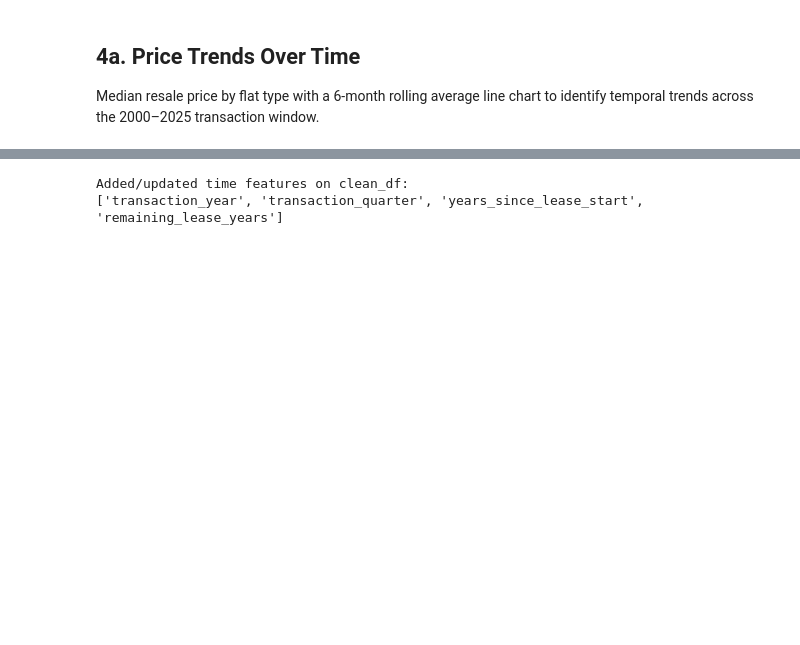
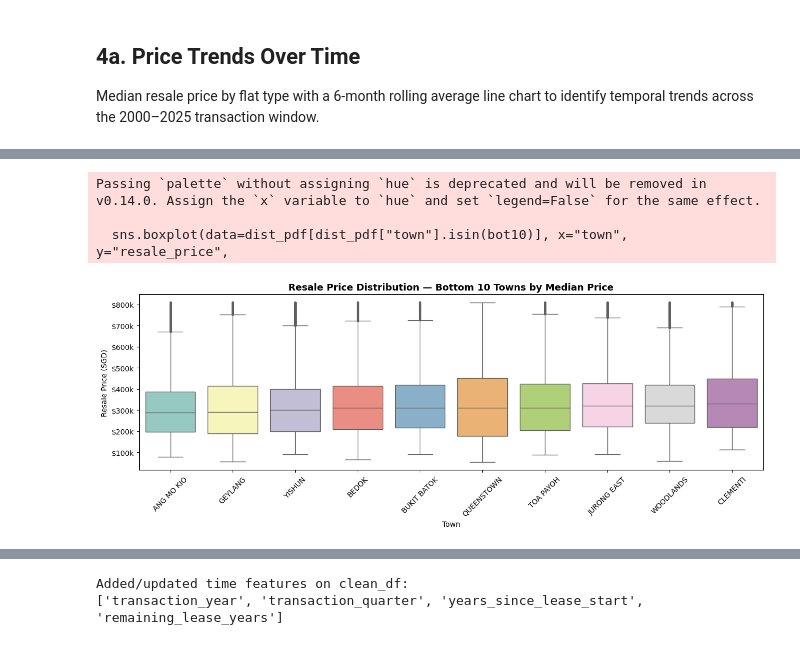
Before and after one commit to yongggquannn/bt4221-group-project, a Jupyter notebook: bt4221_grp_project.ipynb, the cells around one changed output, grey strips where cells are left out. Saved outputs shown, nothing was run; the diff lists cells and outputs as text; code cells hidden in the pictures; blank space fills up the shorter version.

```diff
--- a/bt4221_grp_project.ipynb
+++ b/bt4221_grp_project.ipynb
@@ -2969,0 +2728,19 @@ Passing `palette` without assigning `hue` is deprecated and will be removed in v
+# %%
+# ── EDA 2c: Bottom-10 towns by median resale price ──
+bot10 = dist_pdf.groupby("town")["resale_price"].median().nsmallest(10).index
+fig, ax = plt.subplots(figsize=(13, 5))
+sns.boxplot(data=dist_pdf[dist_pdf["town"].isin(bot10)], x="town", y="resale_price",
+            order=bot10, palette="Set3", ax=ax, flierprops={"markersize": 2})
+ax.set_title("Resale Price Distribution — Bottom 10 Towns by Median Price",
+             fontsize=13, fontweight="bold")
+ax.set_xlabel("Town")
+ax.set_ylabel("Resale Price (SGD)")
+ax.yaxis.set_major_formatter(mticker.FuncFormatter(lambda x, _: f"${x/1e3:.0f}k"))
+ax.tick_params(axis="x", rotation=45)
+plt.tight_layout()
+plt.show()
+# %% [output]
+Passing `palette` without assigning `hue` is deprecated and will be removed in v0.14.0. Assign the `x` variable to `hue` and set `legend=False` for the same effect.
+
+  sns.boxplot(data=dist_pdf[dist_pdf["town"].isin(bot10)], x="town", y="resale_price",
+[figure, added]
```
Also changed, not shown: parts of 70 cells of this notebook.
